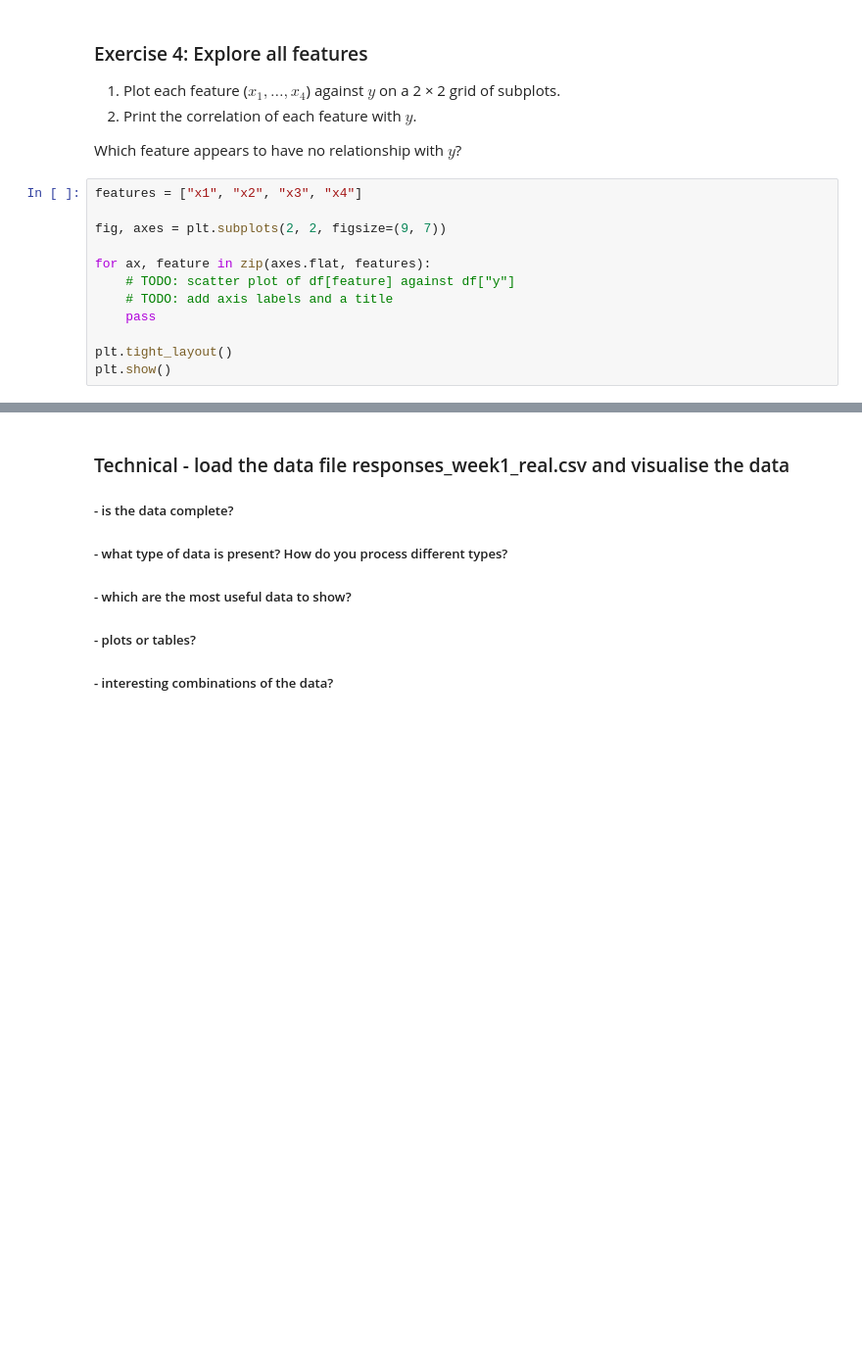
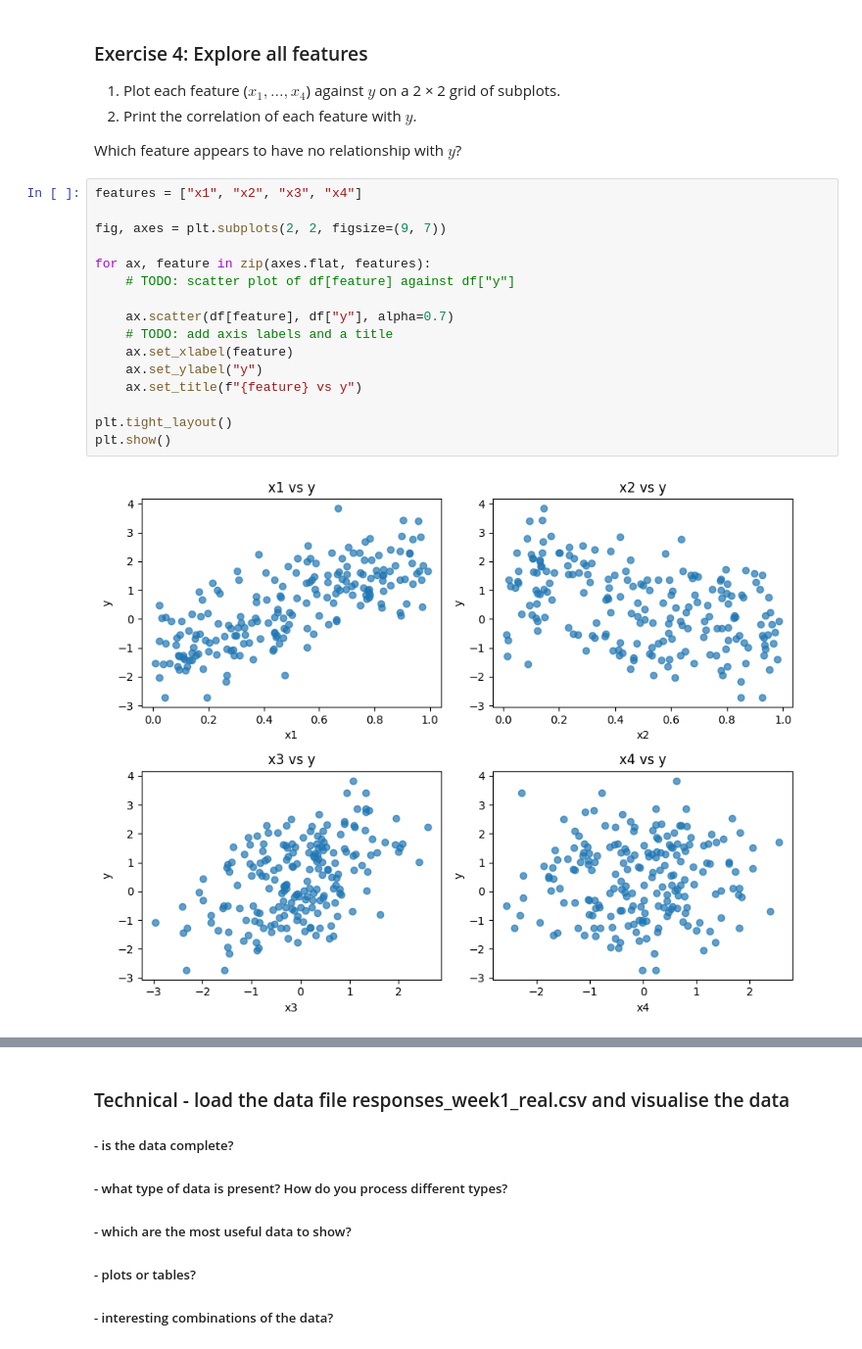
Before and after one commit to saanvikhera/ML-SPC5003, a Jupyter notebook: Tutorial_1_Clean.ipynb, the cells around one changed output, grey strips where cells are left out. Shown at 98% size. Cells and saved outputs as stored; diff of their text form; blank space fills up the shorter version.

```diff
--- a/Tutorial_1_Clean.ipynb
+++ b/Tutorial_1_Clean.ipynb
@@ -237,14 +293,20 @@ Which feature appears to have no relationship with $y$?
 # %%
 features = ["x1", "x2", "x3", "x4"]
 
 fig, axes = plt.subplots(2, 2, figsize=(9, 7))
 
 for ax, feature in zip(axes.flat, features):
     # TODO: scatter plot of df[feature] against df["y"]
+
+    ax.scatter(df[feature], df["y"], alpha=0.7)
     # TODO: add axis labels and a title
-    pass
+    ax.set_xlabel(feature)
+    ax.set_ylabel("y")
+    ax.set_title(f"{feature} vs y")
 
 plt.tight_layout()
 plt.show()
+# %% [output]
+[figure, added]
 # %%
 # TODO: print the correlation of each feature with y (hint: df.corr())
```
Also changed, not shown: parts of 16 cells of this notebook, 2 other files.
